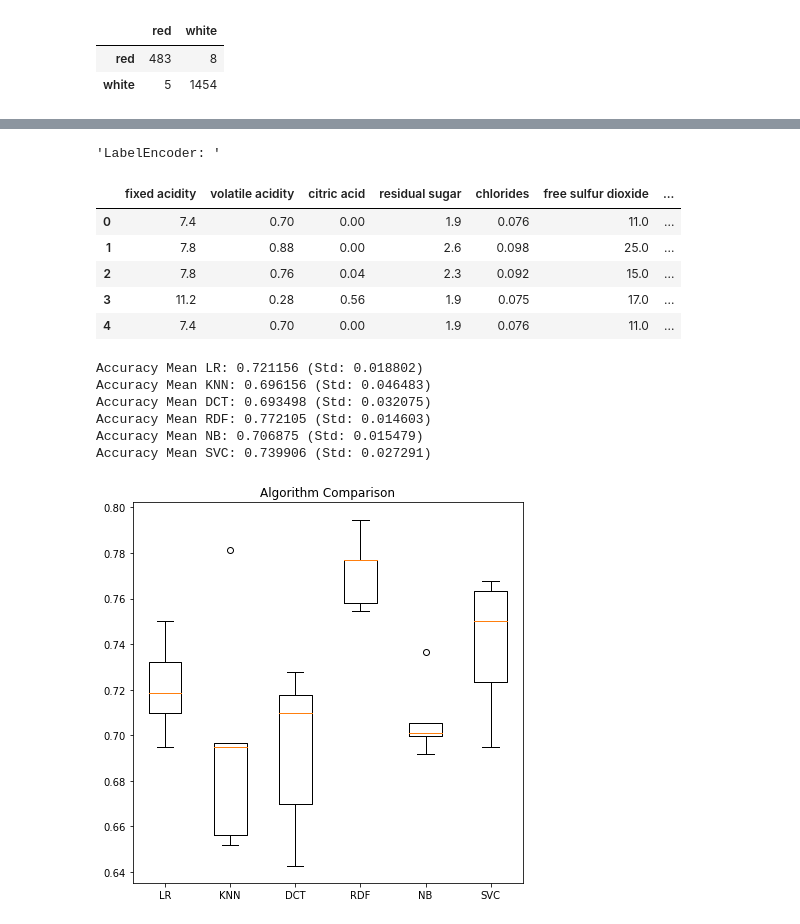
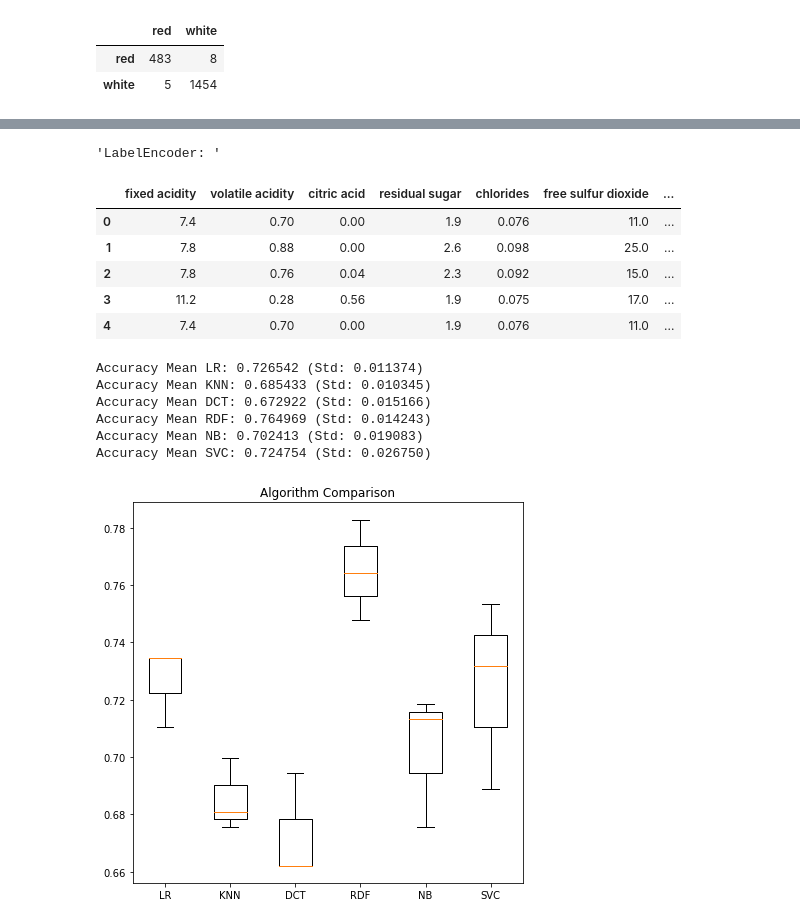
Before and after one commit to lvuduy/BlueBerry-Winery, a Jupyter notebook: PJ2_ML Models.ipynb, the cells around one changed output, grey strips where cells are left out. Drawn from its saved outputs; the diff is of its cells as text; code cells hidden in the pictures.

```diff
--- a/PJ2_ML Models.ipynb
+++ b/PJ2_ML Models.ipynb
@@ -916,43 +916,41 @@ X_test = norm.transform(X_test)
 models = []
 models.append(('LR', LogisticRegression()))
 models.append(('KNN', KNeighborsClassifier()))
 models.append(('DCT', DecisionTreeClassifier()))
 models.append(('RDF', RandomForestClassifier(n_estimators=200)))
 models.append(('NB', GaussianNB()))
 models.append(('SVC', SVC()))
 
-#lr_lab = models
-
 # evaluate each model in turn
 results = []
 names = []
 for name, model in models:
-	kfold = StratifiedKFold(n_splits=5, random_state=1, shuffle=True)
+	kfold = StratifiedKFold(n_splits=3, random_state=1, shuffle=True)
 	cv_results = cross_val_score(model, X_train, Y_train, cv=kfold, scoring='accuracy')
 	results.append(cv_results)
 	names.append(name)
 	print('Accuracy Mean %s: %f (Std: %f)' % (name, cv_results.mean(), cv_results.std()))
 
 # Compare Algorithms
 plt.figure(figsize=(7,7))
 plt.boxplot(results, labels=names)
 plt.title('Algorithm Comparison')
 plt.show()
 # %% [output]
 'LabelEncoder: '
 |  | fixed acidity | volatile acidity | citric acid | residual sugar | chlorides | free sulfur dioxide | ... |
 | 0 | 7.4 | 0.70 | 0.00 | 1.9 | 0.076 | 11.0 | ... |
 | 1 | 7.8 | 0.88 | 0.00 | 2.6 | 0.098 | 25.0 | ... |
 | 2 | 7.8 | 0.76 | 0.04 | 2.3 | 0.092 | 15.0 | ... |
 | 3 | 11.2 | 0.28 | 0.56 | 1.9 | 0.075 | 17.0 | ... |
 | 4 | 7.4 | 0.70 | 0.00 | 1.9 | 0.076 | 11.0 | ... |
-Accuracy Mean LR: 0.721156 (Std: 0.018802)
-Accuracy Mean KNN: 0.696156 (Std: 0.046483)
-Accuracy Mean DCT: 0.693498 (Std: 0.032075)
-Accuracy Mean RDF: 0.772105 (Std: 0.014603)
-Accuracy Mean NB: 0.706875 (Std: 0.015479)
-Accuracy Mean SVC: 0.739906 (Std: 0.027291)
+Accuracy Mean LR: 0.726542 (Std: 0.011374)
+Accuracy Mean KNN: 0.685433 (Std: 0.010345)
+Accuracy Mean DCT: 0.672922 (Std: 0.015166)
+Accuracy Mean RDF: 0.764969 (Std: 0.014243)
+Accuracy Mean NB: 0.702413 (Std: 0.019083)
+Accuracy Mean SVC: 0.724754 (Std: 0.026750)
-[figure, old version]
+[figure, new version]
 # %%
 white_wine_modlab = white_wine.drop(["quality", "wine_type"], axis=1)
 
```
Also changed, not shown: parts of 7 cells of this notebook.
